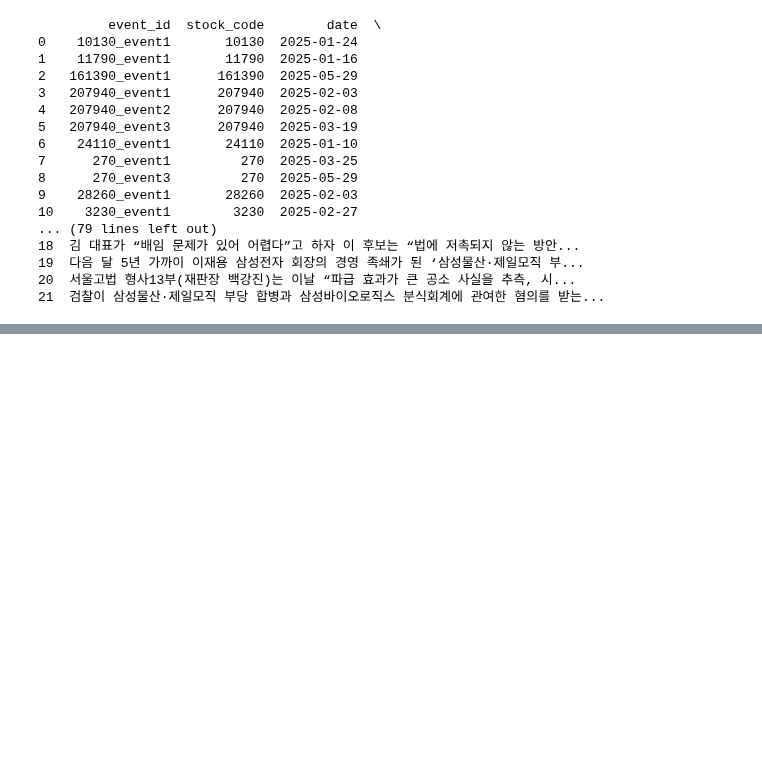
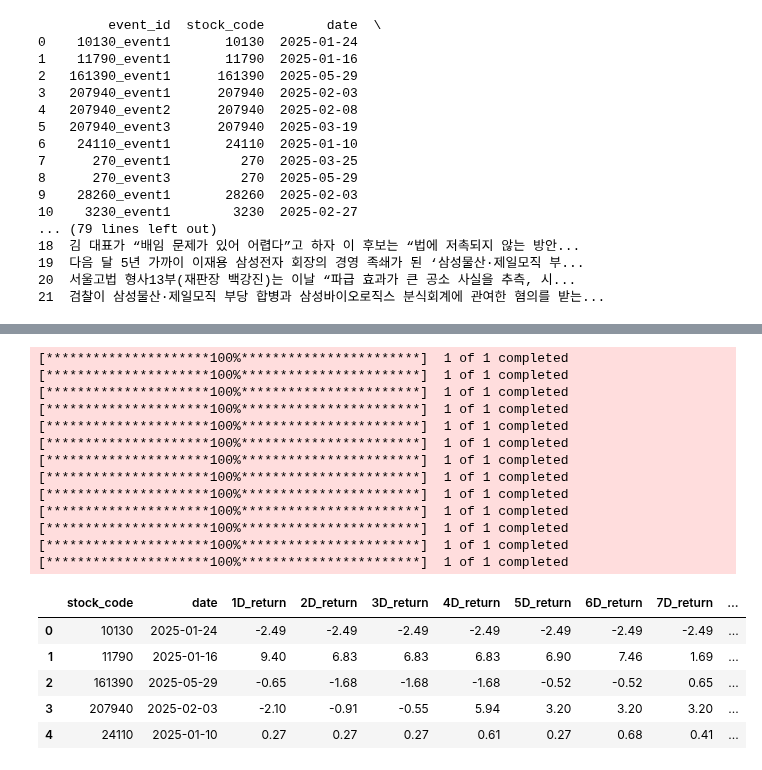
Before and after one commit to porketta-beam/goods, a Jupyter notebook: de_jy/test1.ipynb, the cells around one changed output, grey strips where cells are left out. Saved outputs shown, nothing was run; the diff lists cells and outputs as text; code cells hidden in the pictures; blank space fills up the shorter version.

```diff
--- a/de_jy/test1.ipynb
+++ b/de_jy/test1.ipynb
@@ -1371,0 +1457,70 @@ df.to_csv("event_id_earliest_articles.csv", index=False)
+# %%
+import pandas as pd
+import yfinance as yf
+
+# 1. 데이터 불러오기
+df = pd.read_csv("event_id_earliest_articles.csv")
+df['ticker'] = df['stock_code'].astype(str).str.zfill(6) + '.KS'
+df['date'] = pd.to_datetime(df['date'])
+
+# 2. 수익률 계산 함수 (1~10일)
+def get_returns(ticker, base_date):
+    try:
+        start = base_date - pd.Timedelta(days=1)
+        end = base_date + pd.Timedelta(days=15)
+        data = yf.download(ticker, start=start, end=end)['Close']
+
+        base_price_series = data[data.index >= base_date]
+        if base_price_series.empty:
+            return {f"{i}D_return": None for i in range(1, 11)}
+        base_price = float(base_price_series.iloc[0])
+
+        result = {}
+        for i in range(1, 11):
+            future_series = data[data.index >= base_date + pd.Timedelta(days=i)]
+            if future_series.empty:
+                result[f"{i}D_return"] = None
+            else:
+                future_price = float(future_series.iloc[0])
+                pct_return = round((future_price - base_price) / base_price * 100, 2)
+                result[f"{i}D_return"] = pct_return
+
+        return result
+    except Exception as e:
+        print(f"[ERROR] {ticker} @ {base_date}: {e}")
+        return {f"{i}D_return": None for i in range(1, 11)}
+
+# 3. 모든 종목에 적용
+results = []
+for _, row in df.iterrows():
+    returns = get_returns(row['ticker'], row['date'])
+    results.append({
+        "stock_code": row['stock_code'],
+        "date": row['date'].strftime("%Y-%m-%d"),
+        **returns
+    })
+
+# 4. 결과 저장 및 확인
+returns_df = pd.DataFrame(results)
+returns_df.to_csv("10D_daily_returns.csv", index=False)
+returns_df.head()
+# %% [output]
+[*********************100%***********************]  1 of 1 completed
+[*********************100%***********************]  1 of 1 completed
+[*********************100%***********************]  1 of 1 completed
+[*********************100%***********************]  1 of 1 completed
+[*********************100%***********************]  1 of 1 completed
+[*********************100%***********************]  1 of 1 completed
+[*********************100%***********************]  1 of 1 completed
+[*********************100%***********************]  1 of 1 completed
+[*********************100%***********************]  1 of 1 completed
+[*********************100%***********************]  1 of 1 completed
+[*********************100%***********************]  1 of 1 completed
+[*********************100%***********************]  1 of 1 completed
+[*********************100%***********************]  1 of 1 completed
+|  | stock_code | date | 1D_return | 2D_return | 3D_return | 4D_return | 5D_return | 6D_return | 7D_return | ... |
+| 0 | 10130 | 2025-01-24 | -2.49 | -2.49 | -2.49 | -2.49 | -2.49 | -2.49 | -2.49 | ... |
+| 1 | 11790 | 2025-01-16 | 9.40 | 6.83 | 6.83 | 6.83 | 6.90 | 7.46 | 1.69 | ... |
+| 2 | 161390 | 2025-05-29 | -0.65 | -1.68 | -1.68 | -1.68 | -0.52 | -0.52 | 0.65 | ... |
+| 3 | 207940 | 2025-02-03 | -2.10 | -0.91 | -0.55 | 5.94 | 3.20 | 3.20 | 3.20 | ... |
+| 4 | 24110 | 2025-01-10 | 0.27 | 0.27 | 0.27 | 0.61 | 0.27 | 0.68 | 0.41 | ... |
```
Also changed, not shown: parts of 3 cells of this notebook.
